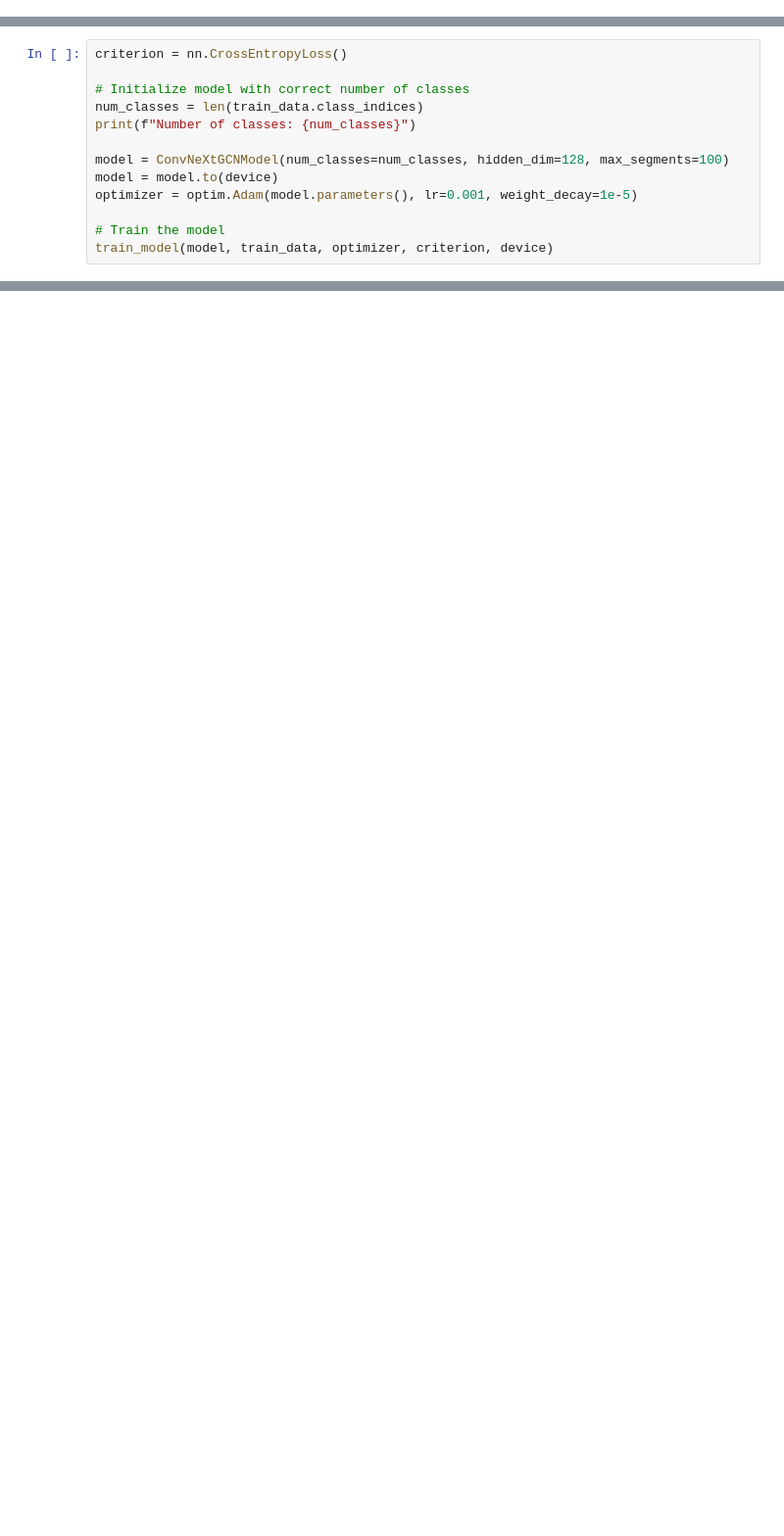
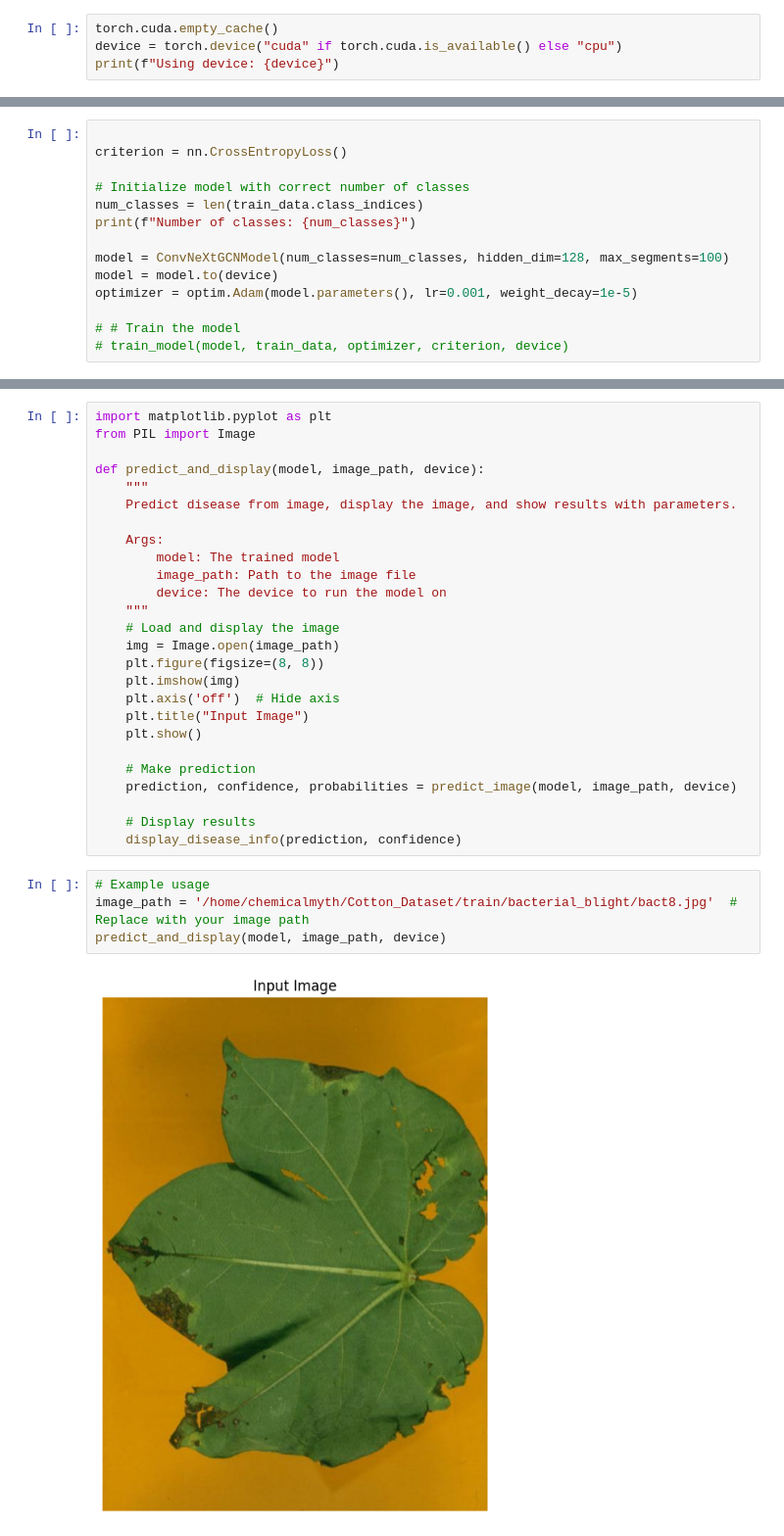
Before and after one commit to certainlyMohneeesh/GCN-convneXt, a Jupyter notebook: Convnext_GCN.ipynb, the cells around one changed output, grey strips where cells are left out. Shown at 98% size. Cells and saved outputs as stored; diff of their text form; blank space fills up the shorter version.

```diff
--- a/Convnext_GCN.ipynb
+++ b/Convnext_GCN.ipynb
@@ -230,0 +278,4 @@ def train_model(model, train_data, optimizer, criterion, device, num_epochs=10):
+# %%
+torch.cuda.empty_cache()
+device = torch.device("cuda" if torch.cuda.is_available() else "cpu")
+print(f"Using device: {device}")
@@ -231,4 +284,5 @@ def train_model(model, train_data, optimizer, criterion, device, num_epochs=10):
 # %%
+
 criterion = nn.CrossEntropyLoss()
 
 # Initialize model with correct number of classes
@@ -239,7 +293,7 @@ model = ConvNeXtGCNModel(num_classes=num_classes, hidden_dim=128, max_segments=1
 model = model.to(device)
 optimizer = optim.Adam(model.parameters(), lr=0.001, weight_decay=1e-5)
 
-# Train the model
-train_model(model, train_data, optimizer, criterion, device)
+# # Train the model
+# train_model(model, train_data, optimizer, criterion, device)
 # %% [output]
 Number of classes: 4
@@ -267,0 +663,32 @@ KeyboardInterrupt:
+# %%
+import matplotlib.pyplot as plt
+from PIL import Image
+
+def predict_and_display(model, image_path, device):
+    """
+    Predict disease from image, display the image, and show results with parameters.
+
+    Args:
+        model: The trained model
+        image_path: Path to the image file
+        device: The device to run the model on
+    """
+    # Load and display the image
+    img = Image.open(image_path)
+    plt.figure(figsize=(8, 8))
+    plt.imshow(img)
+    plt.axis('off')  # Hide axis
+    plt.title("Input Image")
+    plt.show()
+
+    # Make prediction
+    prediction, confidence, probabilities = predict_image(model, image_path, device)
+
+    # Display results
+    display_disease_info(prediction, confidence)
+# %%
+# Example usage
+image_path = '/home/chemicalmyth/Cotton_Dataset/train/bacterial_blight/bact8.jpg'  # Replace with your image path
+predict_and_display(model, image_path, device)
+# %% [output]
+[figure, added]
```
Also changed, not shown: parts of 13 cells of this notebook.
